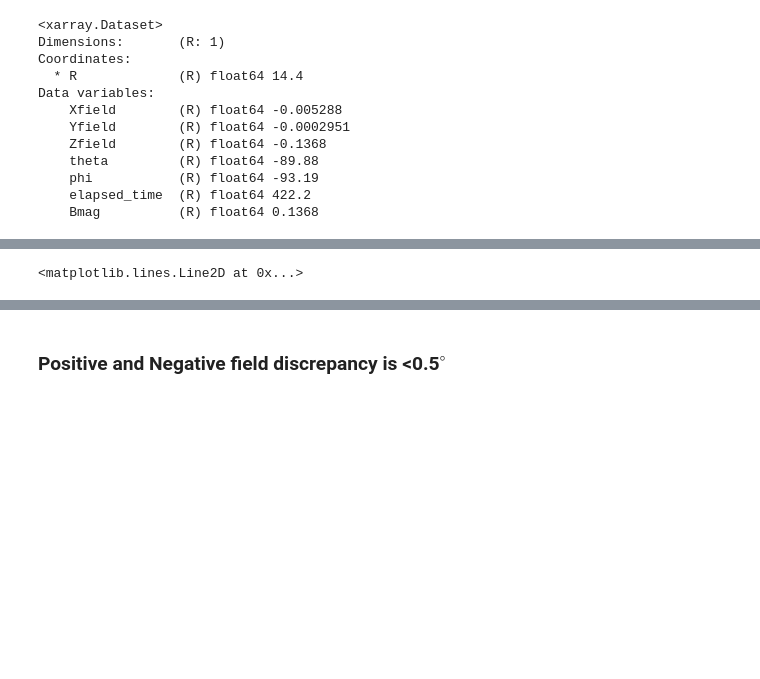
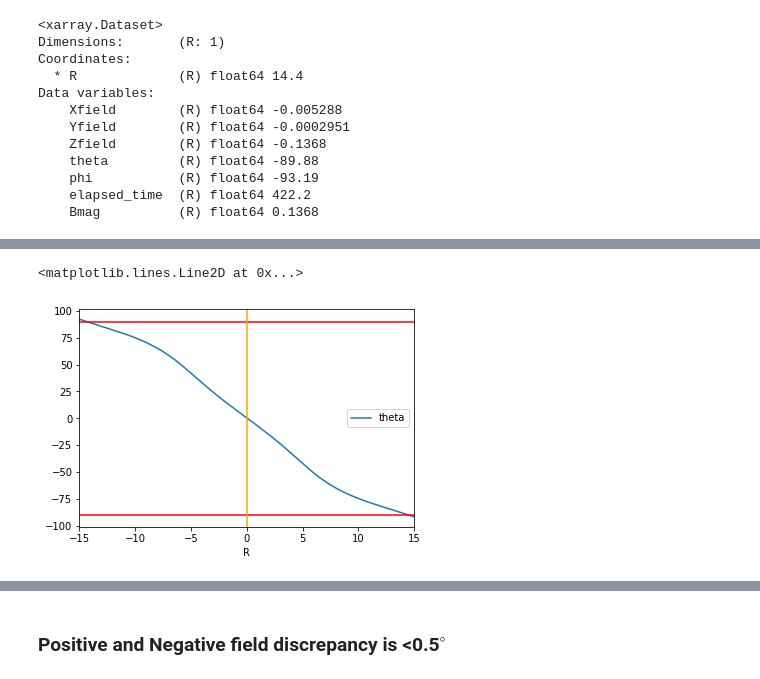
Before and after one commit to jeraldtm/Icarus, a Jupyter notebook: icarus_calib_shims.ipynb, the cells around one changed output, grey strips where cells are left out. Drawn from its saved outputs; the diff is of its cells as text; code cells hidden in the pictures; blank space fills up the shorter version.

```diff
--- a/icarus_calib_shims.ipynb
+++ b/icarus_calib_shims.ipynb
@@ -265,14 +274,14 @@ plt.title('Scale factor for a radial point to get the same field')
 # %% [markdown]
 # Radial Calibration 5 V
 # %%
-vp = pd.read_csv('./2019-06-29/test_daedalus_radialPolar_calib_A000.0_2019-06-29_6.csv', comment='#')
-vn = pd.read_csv('./2019-06-29/test_daedalus_radialPolar_calib_A000.0_2019-06-29_7.csv', comment='#')
+v5p = pd.read_csv('./2019-06-29/test_daedalus_radialPolar_calib_A000.0_2019-06-29_6.csv', comment='#')
+v5n = pd.read_csv('./2019-06-29/test_daedalus_radialPolar_calib_A000.0_2019-06-29_7.csv', comment='#')
 # %%
-vp = vp.assign(phi=lambda a: np.arctan2(a.Xfield, a.Yfield)*180/np.pi)
-vp = vp.assign(theta=lambda a: np.arctan2(a.Zfield, -a.Yfield)*180/np.pi)
-vp = vp.assign(Bmag=lambda a: np.sqrt(a.Yfield**2 + a.Zfield**2))
+v5p = v5p.assign(phi=lambda a: np.arctan2(a.Xfield, a.Yfield)*180/np.pi)
+v5p = v5p.assign(theta=lambda a: np.arctan2(a.Zfield, -a.Yfield)*180/np.pi)
+v5p = v5p.assign(Bmag=lambda a: np.sqrt(a.Yfield**2 + a.Zfield**2))
 
-vn = vn.assign(phi=lambda a: np.arctan2(a.Xfield, a.Yfield)*180/np.pi)
-vn = vn.assign(theta=lambda a: np.arctan2(a.Zfield, a.Yfield)*180/np.pi)
-vn = vn.assign(Bmag=lambda a: np.sqrt(a.Yfield**2 + a.Zfield**2))
+v5n = v5n.assign(phi=lambda a: np.arctan2(a.Xfield, a.Yfield)*180/np.pi)
+v5n = v5n.assign(theta=lambda a: np.arctan2(a.Zfield, a.Yfield)*180/np.pi)
+v5n = v5n.assign(Bmag=lambda a: np.sqrt(a.Yfield**2 + a.Zfield**2))
 # %%
@@ -316,7 +325,7 @@ Data variables:
     elapsed_time  (R) float64 422.2
     Bmag          (R) float64 0.1368
 # %%
-vp.plot('R', 'theta')
+v5p.plot('R', 'theta')
 plt.axhline(90,color='r')
 plt.axhline(-90,color='r')
 plt.axvline(0,color='orange')
@@ -326,2 +333,3 @@ plt.axvline(0,color='orange')
 <matplotlib.lines.Line2D at 0x...>
+[figure, added]
 # %%
```
Also changed, not shown: parts of 32 cells of this notebook, 2 other files.
